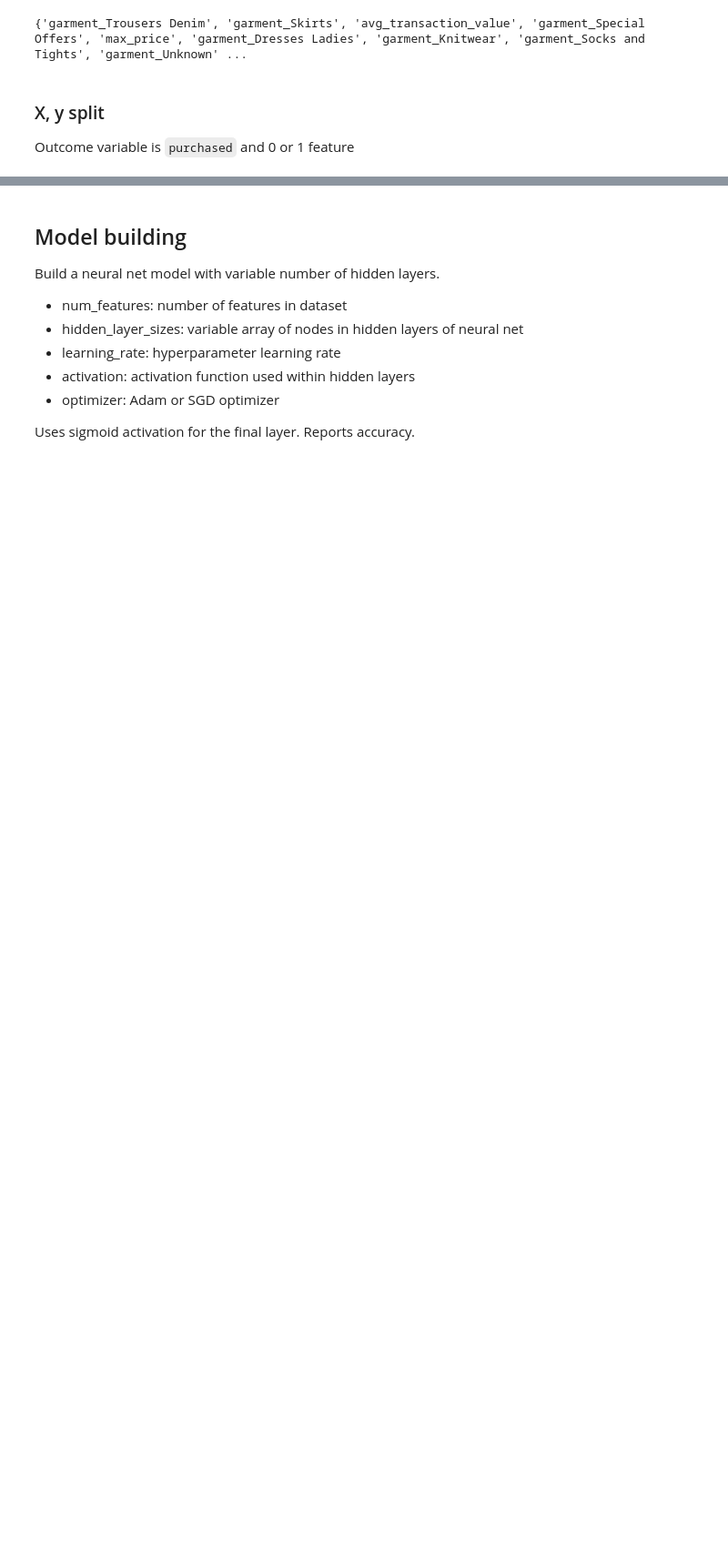
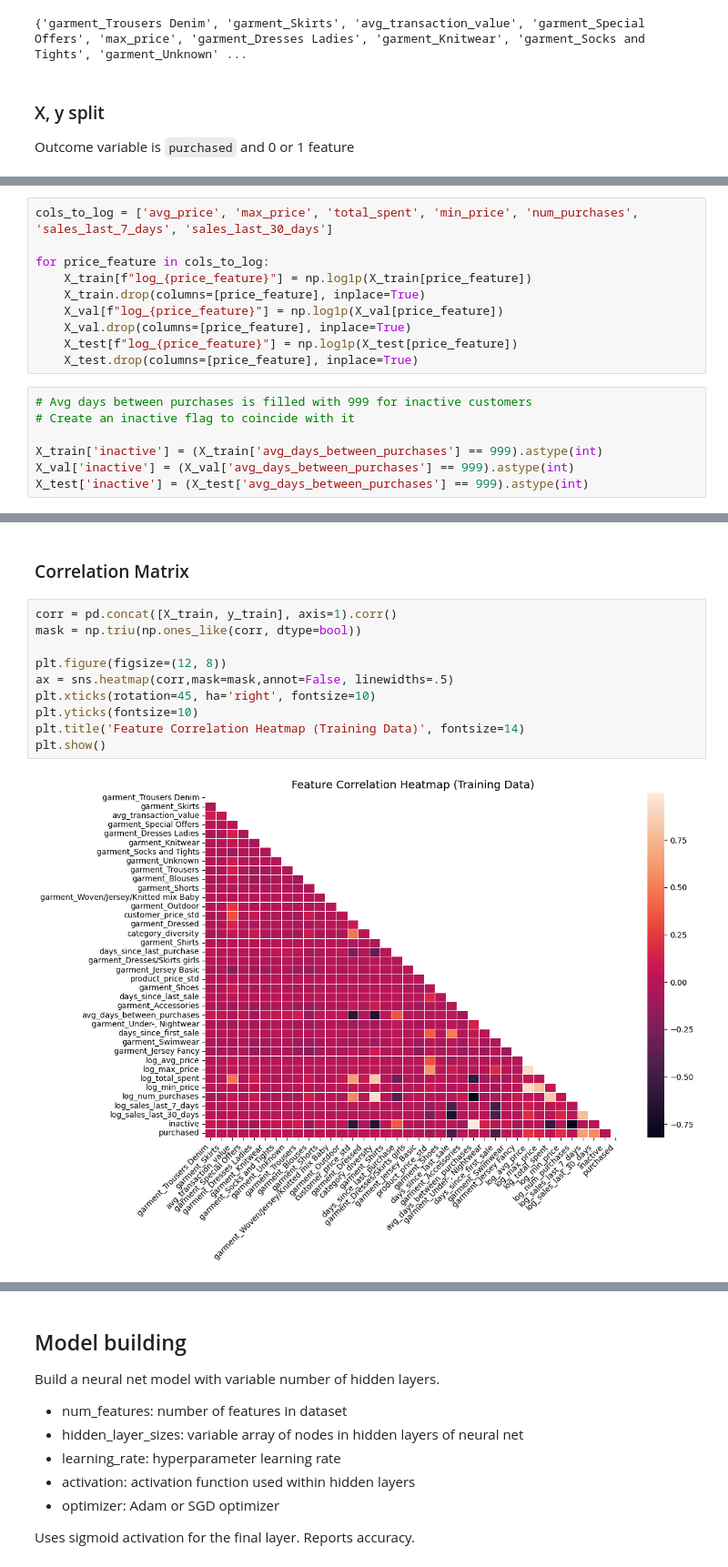
Before and after one commit to daveschaaf/mids_207_project, a Jupyter notebook: notebooks/product_recommendation_01.ipynb, the cells around one changed output, grey strips where cells are left out. Shown at 91% size. Saved outputs shown, nothing was run; the diff lists cells and outputs as text; blank space fills up the shorter version.

Commit message:
Log transformed variables for great resolution, improved accuracy by 1 percentage point in test

```diff
--- a/notebooks/product_recommendation_01.ipynb
+++ b/notebooks/product_recommendation_01.ipynb
@@ -211,0 +219,17 @@ y_test.shape=(85764,)
+# %%
+cols_to_log = ['avg_price', 'max_price', 'total_spent', 'min_price', 'num_purchases', 'sales_last_7_days', 'sales_last_30_days']
+
+for price_feature in cols_to_log:
+    X_train[f"log_{price_feature}"] = np.log1p(X_train[price_feature])
+    X_train.drop(columns=[price_feature], inplace=True)
+    X_val[f"log_{price_feature}"] = np.log1p(X_val[price_feature])
+    X_val.drop(columns=[price_feature], inplace=True)
+    X_test[f"log_{price_feature}"] = np.log1p(X_test[price_feature])
+    X_test.drop(columns=[price_feature], inplace=True)
+# %%
+# Avg days between purchases is filled with 999 for inactive customers
+# Create an inactive flag to coincide with it
+
+X_train['inactive'] = (X_train['avg_days_between_purchases'] == 999).astype(int)
+X_val['inactive'] = (X_val['avg_days_between_purchases'] == 999).astype(int)
+X_test['inactive'] = (X_test['avg_days_between_purchases'] == 999).astype(int)
@@ -222,0 +251,14 @@ X_train after scaling - mean: -0.00, std: 1.00
+# %% [markdown]
+### Correlation Matrix
+# %%
+corr = pd.concat([X_train, y_train], axis=1).corr()
+mask = np.triu(np.ones_like(corr, dtype=bool))
+
+plt.figure(figsize=(12, 8))
+ax = sns.heatmap(corr,mask=mask,annot=False, linewidths=.5)
+plt.xticks(rotation=45, ha='right', fontsize=10)
+plt.yticks(fontsize=10)
+plt.title('Feature Correlation Heatmap (Training Data)', fontsize=14)
+plt.show()
+# %% [output]
+[figure, added]
```
Also changed, not shown: parts of 20 cells of this notebook.
